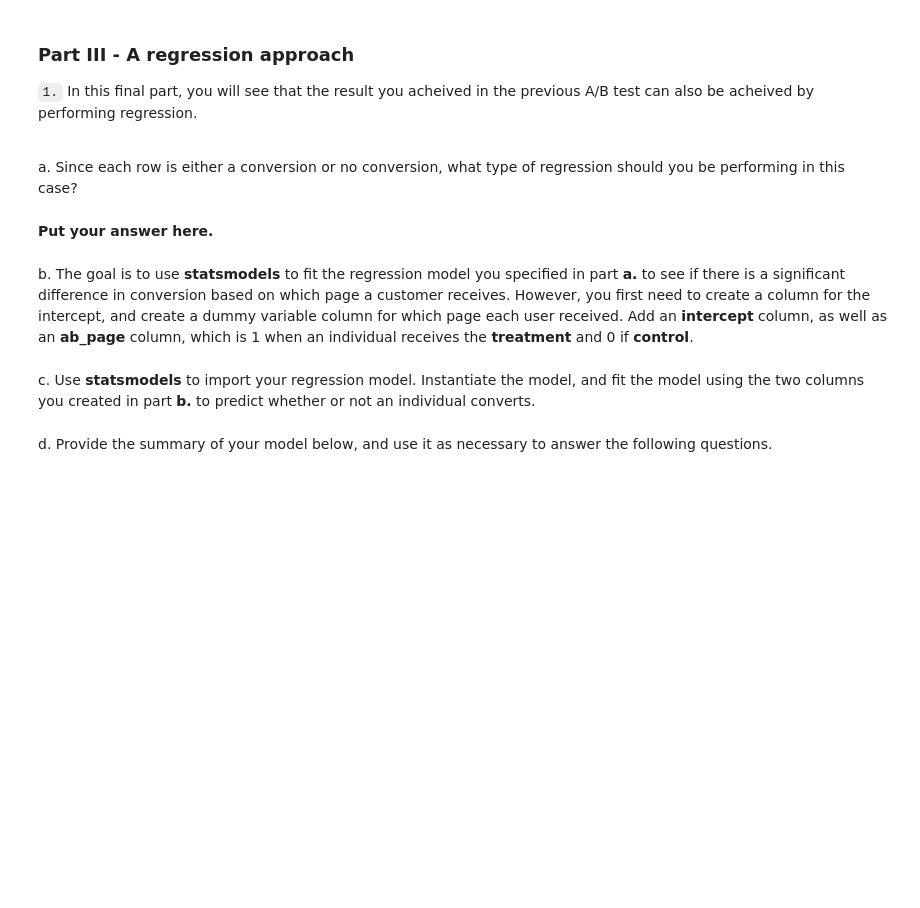
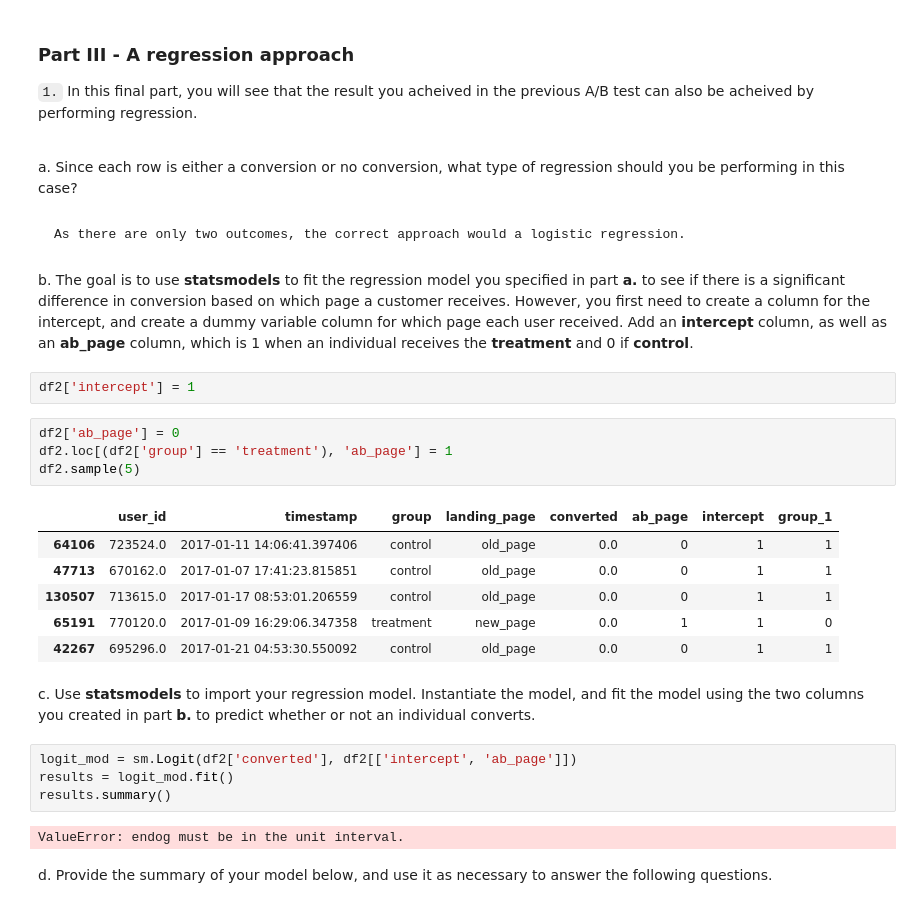
Before and after one commit to BexTuychiev/a-b_test_initial, a Jupyter notebook: Analyze_ab_test_results_notebook.ipynb, the cells around one changed output. Saved outputs shown, nothing was run; the diff lists cells and outputs as text; blank space fills up the shorter version.

Commit message:
feat: Fit a logistic regression

```diff
--- a/Analyze_ab_test_results_notebook.ipynb
+++ b/Analyze_ab_test_results_notebook.ipynb
@@ -266,12 +277,31 @@ n. What do the z-score and p-value you computed in the previous question mean fo
 `1.` In this final part, you will see that the result you acheived in the previous A/B test can also be acheived by performing regression.<br><br>
 
 a. Since each row is either a conversion or no conversion, what type of regression should you be performing in this case?
-# %% [markdown]
-**Put your answer here.**
+# %% [markdown]
+    As there are only two outcomes, the correct approach would a logistic regression.
 # %% [markdown]
 b. The goal is to use **statsmodels** to fit the regression model you specified in part **a.** to see if there is a significant difference in conversion based on which page a customer receives.  However, you first need to create a column for the intercept, and create a dummy variable column for which page each user received.  Add an **intercept** column, as well as an **ab_page** column, which is 1 when an individual receives the **treatment** and 0 if **control**.
+# %%
+df2['intercept'] = 1
+# %%
+df2['ab_page'] = 0
+df2.loc[(df2['group'] == 'treatment'), 'ab_page'] = 1
+df2.sample(5)
+# %% [output]
+|  | user_id | timestamp | group | landing_page | converted | ab_page | intercept | group_1 |
+| 64106 | 723524.0 | 2017-01-11 14:06:41.397406 | control | old_page | 0.0 | 0 | 1 | 1 |
+| 47713 | 670162.0 | 2017-01-07 17:41:23.815851 | control | old_page | 0.0 | 0 | 1 | 1 |
+| 130507 | 713615.0 | 2017-01-17 08:53:01.206559 | control | old_page | 0.0 | 0 | 1 | 1 |
+| 65191 | 770120.0 | 2017-01-09 16:29:06.347358 | treatment | new_page | 0.0 | 1 | 1 | 0 |
+| 42267 | 695296.0 | 2017-01-21 04:53:30.550092 | control | old_page | 0.0 | 0 | 1 | 1 |
 # %% [markdown]
 c. Use **statsmodels** to import your regression model.  Instantiate the model, and fit the model using the two columns you created in part **b.** to predict whether or not an individual converts.
+# %%
+logit_mod = sm.Logit(df2['converted'], df2[['intercept', 'ab_page']])
+results = logit_mod.fit()
+results.summary()
+# %% [output]
+ValueError: endog must be in the unit interval.
 # %% [markdown]
 d. Provide the summary of your model below, and use it as necessary to answer the following questions.
 # %% [markdown]
```
Also changed, not shown: parts of 14 cells of this notebook.
